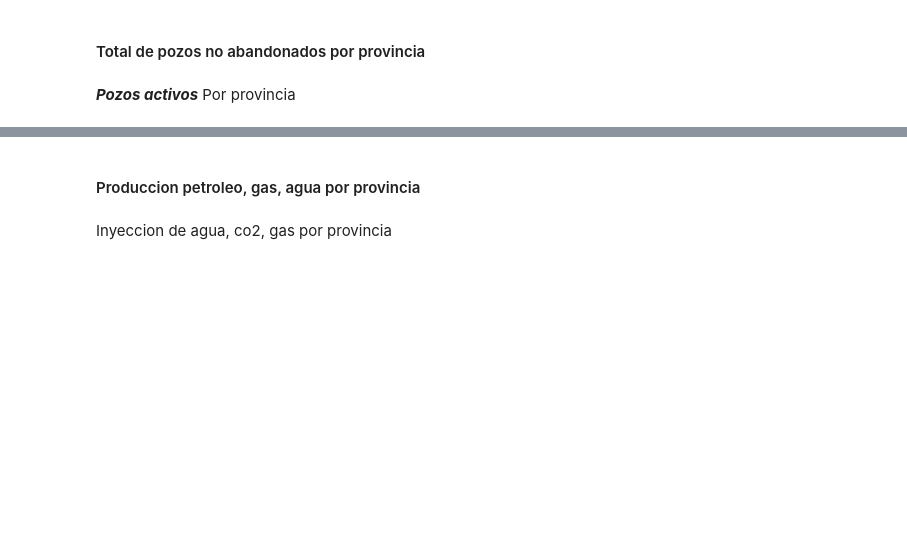
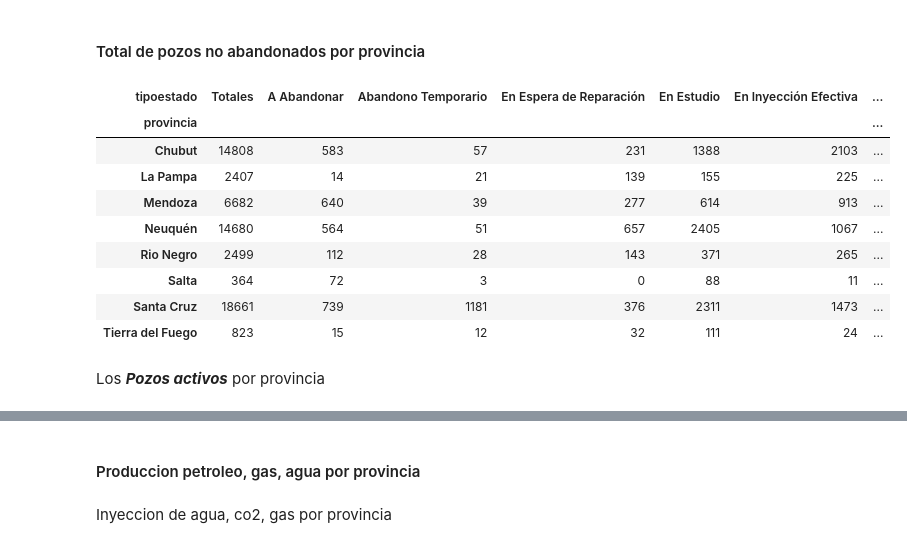
Before and after one commit to DevBauti/petro, a Jupyter notebook: ad.ipynb, the cells around one changed output, grey strips where cells are left out. Cells and saved outputs as stored; diff of their text form; code cells hidden in the pictures; blank space fills up the shorter version.

```diff
--- a/ad.ipynb
+++ b/ad.ipynb
@@ -152,5 +120,40 @@ y=mes3['provincia'].value_counts()
+# %%
+# Eliminamos abandonados
+total_pozos_no_abandonados = pozos_por_provincia.drop(columns='Abandonado')
+# Sumamos los totales de los pozos en cada provincia
+totales = total_pozos_no_abandonados.sum(axis=1)
+
+# Presentacion, Instancia de Figure
+fig = go.Figure(
+    data=[go.Pie(
+        labels=totales.index,
+        values=totales,
+        hoverinfo='label+percent',
+        textinfo='value+percent',
+        textfont=dict(size=15),
+    )]
+)
+fig.update_layout(
+    title='Distribucion de pozos No abandonados por Provincia'
+)
+fig.show()
+# %%
+# Cuadro de los pozos totales por provincia
+total_pozos_no_abandonados.insert(0, 'Totales', totales)
+total_pozos_no_abandonados
+# %% [output]
+| tipoestado | Totales | A Abandonar | Abandono Temporario | En Espera de Reparación | En Estudio | En Inyección Efectiva | ... |
+| provincia |  |  |  |  |  |  | ... |
+| Chubut | 14808 | 583 | 57 | 231 | 1388 | 2103 | ... |
+| La Pampa | 2407 | 14 | 21 | 139 | 155 | 225 | ... |
+| Mendoza | 6682 | 640 | 39 | 277 | 614 | 913 | ... |
+| Neuquén | 14680 | 564 | 51 | 657 | 2405 | 1067 | ... |
+| Rio Negro | 2499 | 112 | 28 | 143 | 371 | 265 | ... |
+| Salta | 364 | 72 | 3 | 0 | 88 | 11 | ... |
+| Santa Cruz | 18661 | 739 | 1181 | 376 | 2311 | 1473 | ... |
+| Tierra del Fuego | 823 | 15 | 12 | 32 | 111 | 24 | ... |
 # %% [markdown]
-***Pozos activos*** Por provincia
+Los ***Pozos activos*** por provincia
 # %%
 #Cantidad pozos activos por provincia
 from matplotlib.ticker import NullFormatter
```
Also changed, not shown: parts of 22 cells of this notebook.
